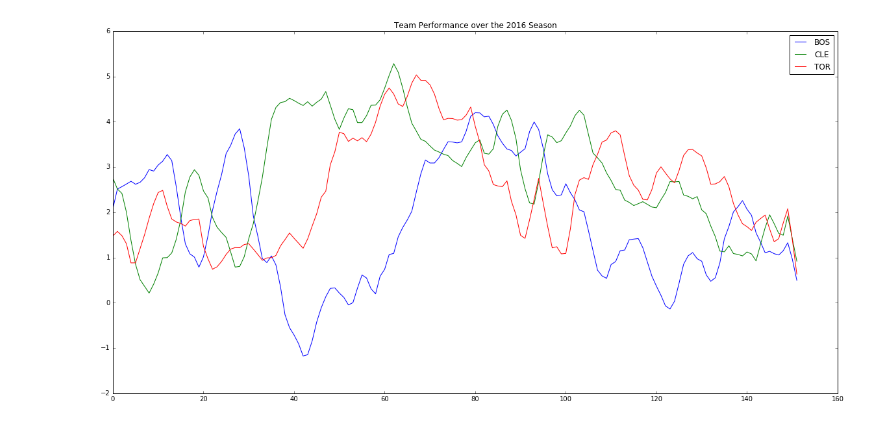
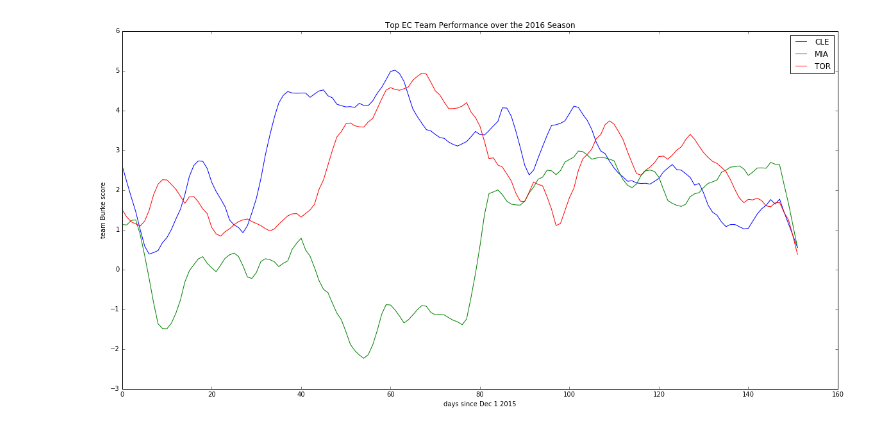
Before and after one commit to martinm43/nba_playoff_odds, a Jupyter notebook: naismith/Burke_Calc_Notebook.ipynb, the cells around one changed output. Cells and saved outputs as stored; diff of their text form; code cells hidden in the pictures.

Commit message:
Top eastern and western conference teams from 2015-16 season

```diff
--- a/naismith/Burke_Calc_Notebook.ipynb
+++ b/naismith/Burke_Calc_Notebook.ipynb
@@ -12,7 +12,7 @@ import numpy as np
 import matplotlib.pyplot as plt
 from access_nba_data import games_query, epochtime
 from burke_solver import burke_calc
-ave_period=3
+ave_period=5
 
 #Moving averages, via StackOverflow answer no. 13728392
 def runningMeanFast(x, N):
@@ -25,6 +25,8 @@ end_date=epochtime('May 1 2016')
 calc_date=start_date
 daysecs=24*60*60
 monthsecs=daysecs*30
+
+#identify best and worst teams by conference
 
 #placeholder array
 all_burke_calcs=[]
@@ -54,0 +57,13 @@ Populating the interactive namespace from numpy and matplotlib
+# %%
+#Let's try to plot several teams.
+teams_to_plot=[{'team_no':9,'team_name':'GSW'},\
+                {'team_no':20,'team_name':'OKC'},\
+                {'team_no':26,'team_name':'SAS'}] #BOS, CLE, TOR
+for i in teams_to_plot:
+    plt.plot(ave_burke_calcs[:,i['team_no']],label=i['team_name'])
+plt.title('Top WC Team Performance over the 2016 Season')
+plt.legend()
+pylab.rcParams['figure.figsize'] = (20,10)
+plt.ylabel('team Burke score')
+plt.xlabel('days since '+start_date_str)
+plt.show()
@@ -55,12 +72,15 @@ Populating the interactive namespace from numpy and matplotlib
 # %%
 #Let's try to plot several teams.
-teams_to_plot=[{'team_no':1,'team_name':'BOS'},\
-                {'team_no':5,'team_name':'CLE'},\
+teams_to_plot=[{'team_no':5,'team_name':'CLE'},\
+                {'team_no':15,'team_name':'MIA'},\
                 {'team_no':27,'team_name':'TOR'}] #BOS, CLE, TOR
 for i in teams_to_plot:
     plt.plot(ave_burke_calcs[:,i['team_no']],label=i['team_name'])
-plt.title('Team Performance over the 2016 Season')
+plt.title('Top EC Team Performance over the 2016 Season')
 plt.legend()
+plt.ylabel('team Burke score')
+plt.xlabel('days since '+start_date_str)
+plt.show()
 pylab.rcParams['figure.figsize'] = (20,10)
 # %% [output]
-[figure, old version]
+[figure, new version]
```
Also changed, not shown: parts of 2 cells of this notebook.
